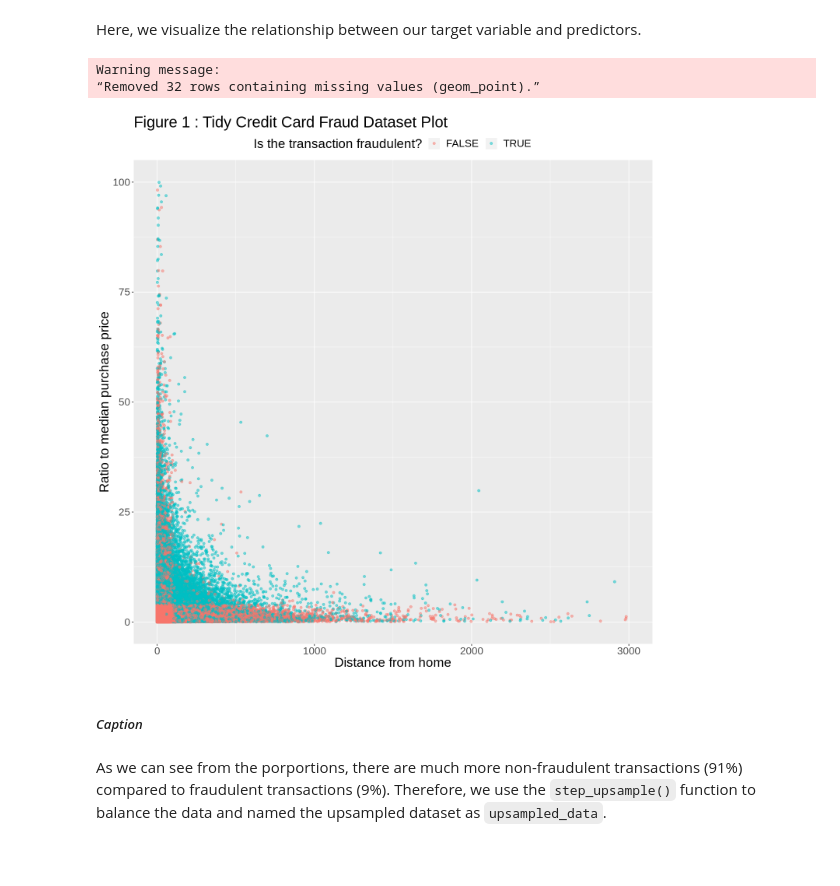
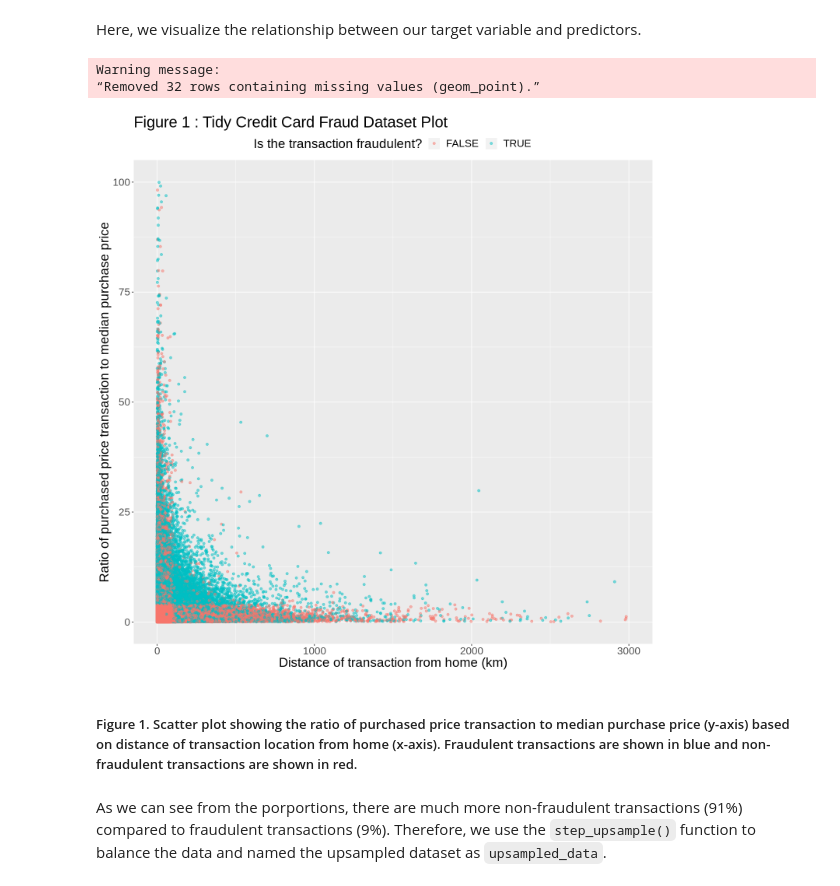
Before and after one commit to chohyeonkim/Data-Science-R-, a Jupyter notebook: Final_Report.ipynb, the cells around one changed output. Cells and saved outputs as stored; diff of their text form; code cells hidden in the pictures; blank space fills up the shorter version.

Commit message:
Add caption to figures, formatted the headers, and some explanation to the steps

```diff
--- a/Final_Report.ipynb
+++ b/Final_Report.ipynb
@@ -203,22 +203,22 @@ Here, we visualize the relationship between our target variable and predictors.
 # %%
 options(repr.plot.width = 12, repr.plot.height = 12)
 card_data_plot <- card_data %>%
                   ggplot(aes(x = distance_from_home, y = ratio_to_median_purchase_price, colour = fraud)) +
                   geom_point(alpha = 0.5) +
-                  labs(x = "Distance from home",
-                       y = "Ratio to median purchase price",
+                  labs(x = "Distance of transaction from home (km)",
+                       y = "Ratio of purchased price transaction to median purchase price",
                   colour = "Is the transaction fraudulent?") +
                   theme(text = element_text(size=20), legend.position = "top") +
                   ggtitle("Figure 1 : Tidy Credit Card Fraud Dataset Plot") +
                   scale_y_continuous(limits = c(0, 100)) +
                   scale_x_continuous(limits = c(0, 3000))
 card_data_plot
 # %% [output]
 Warning message:
 “Removed 32 rows containing missing values (geom_point).”
-[figure, old version]
+[figure, new version]
-# %% [markdown]
-##### *Caption*
+# %% [markdown]
+##### Figure 1. Scatter plot showing the ratio of purchased price transaction to median purchase price (y-axis) based on distance of transaction location from home (x-axis). Fraudulent transactions are shown in blue and non-fraudulent  transactions are shown in red.
 # %% [markdown]
 As we can see from the porportions, there are much more non-fraudulent transactions (91%) compared to fraudulent transactions (9%). Therefore, we use the `step_upsample()` function to balance the data and named the upsampled dataset as `upsampled_data`.
 # %%
```
Also changed, not shown: parts of 31 cells of this notebook.
